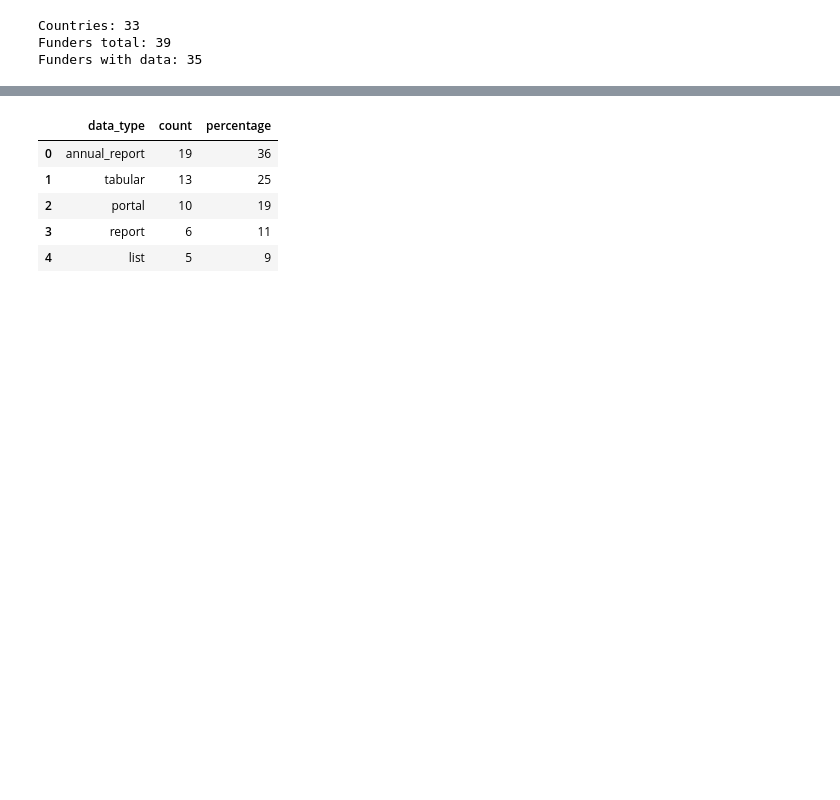
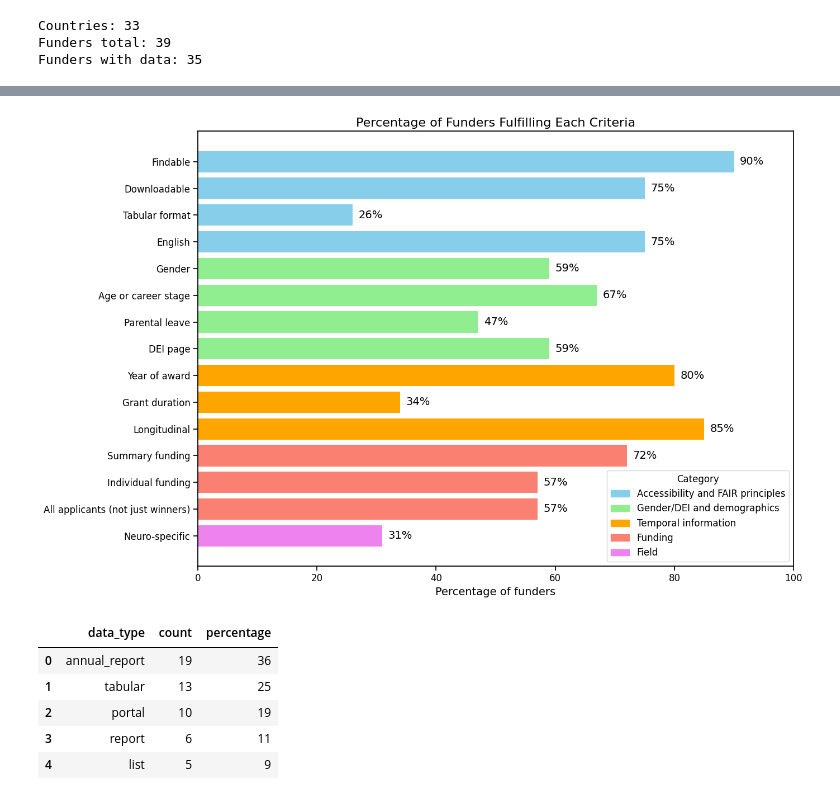
Before and after one commit to WomenInNeuroscience/funders_project, a Jupyter notebook: code/funder_analysis.ipynb, the cells around one changed output, grey strips where cells are left out. Saved outputs shown, nothing was run; the diff lists cells and outputs as text; code cells hidden in the pictures; blank space fills up the shorter version.

```diff
--- a/code/funder_analysis.ipynb
+++ b/code/funder_analysis.ipynb
@@ -104,0 +119,17 @@ percentages_df
+# %%
+# Collapse funders to their max values
+funder_max = funders.groupby('label')[cols].max().reset_index()
+
+# Compute percentages
+percentages = np.ceil((funder_max[cols].sum() / len(funder_max) * 100)).astype(int)
+
+# Build percentages_df
+percentages_df = pd.DataFrame({
+    'Measure': cols,
+    'Percent_of_Funders': percentages.values
+})
+
+# Map labels and categories
+percentages_df['Measure_Label'] = percentages_df['Measure'].map(labels)
+percentages_df['Category'] = percentages_df['Measure'].map(category_map)
+percentages_df
@@ -105,3 +154,39 @@ percentages_df
+# %%
+# Drop rows without labels (those are not in the scale)
+percentages_df = percentages_df.dropna(subset=['Measure_Label']).copy()
+
+# Define colors
+category_colors = {
+    "Accessibility and FAIR principles": "skyblue",
+    "Gender/DEI and demographics": "lightgreen",
+    "Temporal information": "orange",
+    "Funding": "salmon",
+    "Field": "violet"
+}
+
+# Plot
+df_plot = percentages_df.iloc[::-1] # reverse the order so it plots correctly
+colors_list = [category_colors.get(cat, "gray") for cat in df_plot['Category']]
+
+plt.figure(figsize=(14, 9))
+bars = plt.barh(df_plot["Measure_Label"], df_plot["Percent_of_Funders"], color=colors_list)
+
+for bar in bars:
+    width = bar.get_width()
+    plt.text(width + 1, bar.get_y() + bar.get_height()/2, f"{width:.0f}%", va='center')
+
+plt.xlabel("Percentage of funders")
+plt.title("Percentage of Funders Fulfilling Each Criteria")
+plt.xlim(0, 100)
+
+handles = [plt.Rectangle((0,0),1,1,color=color) for color in category_colors.values()]
+plt.legend(handles, category_colors.keys(), title="Category")
+
+plt.tight_layout()
+plt.savefig(figures_p / "percentages_plot.png", dpi=300, bbox_inches="tight")
+plt.show()
+# %% [output]
+[figure, added]
 # %%
 # Get the frequency of each data type (not just max per funder)
 data_type_counts = funders['data_type'].value_counts().reset_index()
```
Also changed, not shown: parts of 8 cells of this notebook, 2 other files.
